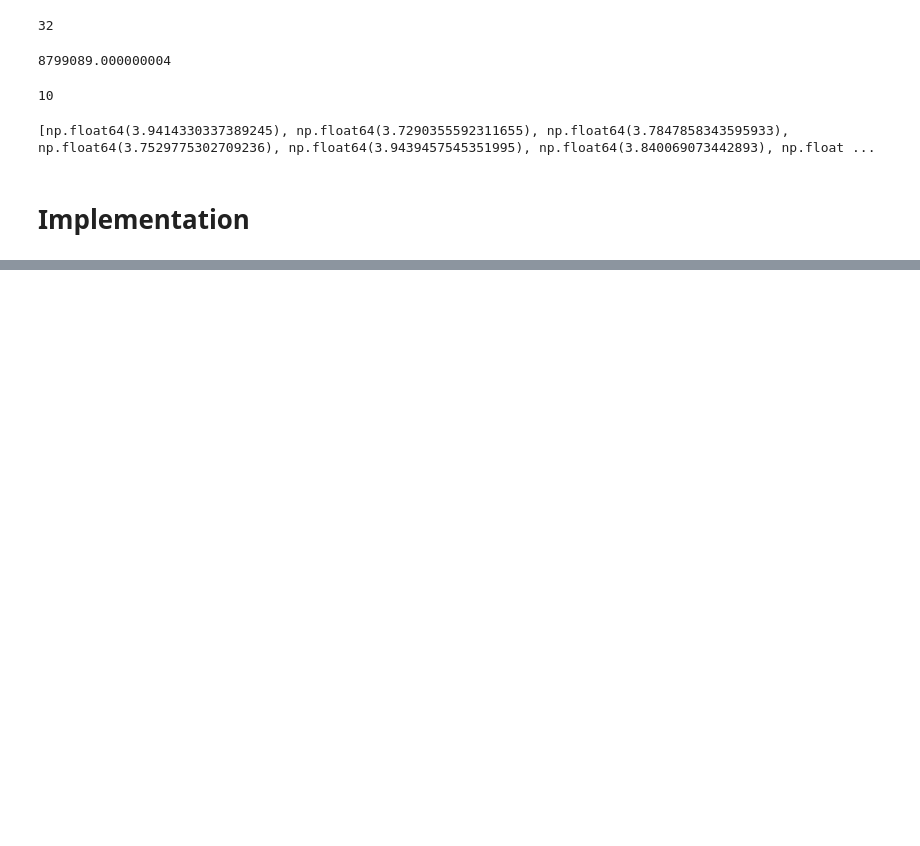
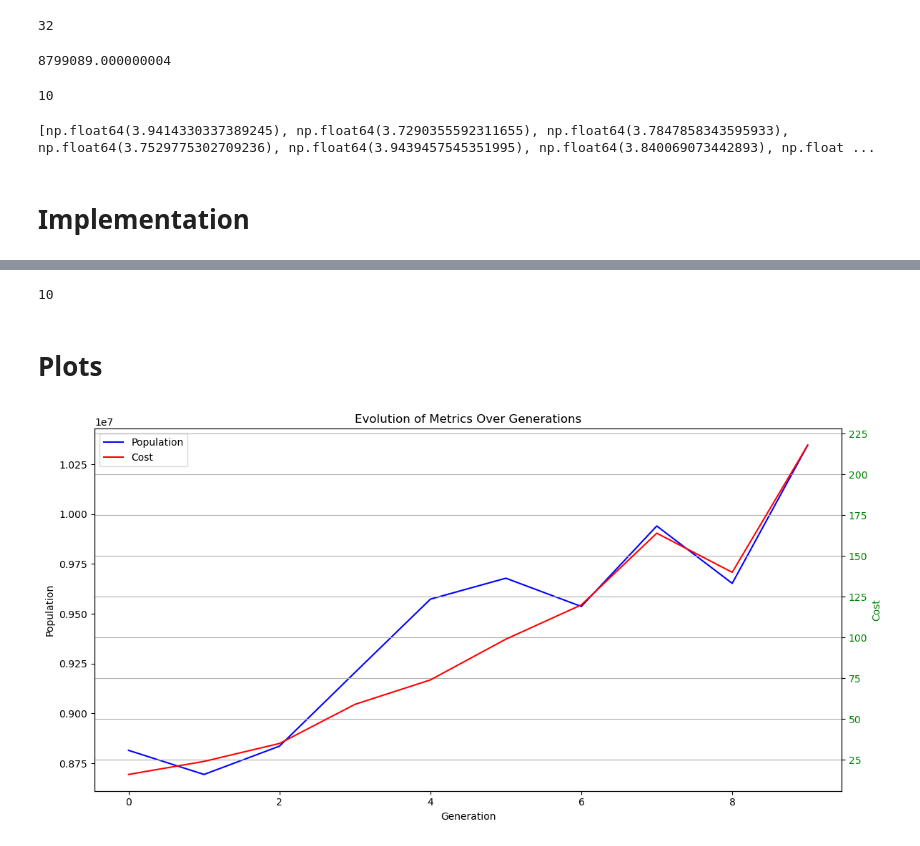
Before and after one commit to madyass/new-railway-station-optimization, a Jupyter notebook: main.ipynb, the cells around one changed output, grey strips where cells are left out. Cells and saved outputs as stored; diff of their text form; code cells hidden in the pictures; blank space fills up the shorter version.

```diff
--- a/main.ipynb
+++ b/main.ipynb
@@ -452,10 +481,10 @@ planner = GeneticMetroPlanner(
     existing_lines_dict=existing_stations_dict,
     mutation_rate=0.2,
     mutation_line_rate=0.4,
-    generation_number=5,
+    generation_number=10,
     child_number=10,
     max_per_station=1,
-    w2= 1
+    verbose=True
 )
 # %%
 planner.run()
@@ -489,3 +518,38 @@ The number of initial metro stations : 278 | The number of result metro stations
 m_best = visualize_chromosome(planner.best_chromosome , all_stations)
 # %%
 m_best.save('maps/best_metro_lines.html')
+# %%
+print(len(planner.history))
+# %% [output]
+10
+# %% [markdown]
+# Plots
+# %%
+history_df = pd.DataFrame(planner.history)
+history_df['generation'] = range(len(history_df))
+# %%
+fig, ax1 = plt.subplots(figsize=(12,6))
+
+# İlk y-ekseni (population ve cost gibi büyük değerler)
+ax1.plot(history_df['generation'], history_df['population'], 'b-', label='Population')
+ax1.set_xlabel('Generation')
+ax1.set_ylabel('Population', color='black')
+ax1.tick_params(axis='y')
+
+# İkinci y-ekseni (fitness gibi küçük değerler)
+ax2 = ax1.twinx()
+ax2.plot(history_df['generation'], history_df['cost'], 'r-', label='Cost')
+ax2.set_ylabel('Cost', color='green')
+ax2.tick_params(axis='y', labelcolor='green')
+
+# Legend için her iki eksenin etiketlerini birleştirelim
+lines1, labels1 = ax1.get_legend_handles_labels()
+lines2, labels2 = ax2.get_legend_handles_labels()
+ax1.legend(lines1 + lines2, labels1 + labels2, loc='upper left')
+
+plt.title("Evolution of Metrics Over Generations")
+plt.grid(True)
+plt.tight_layout()
+plt.show()
+# %% [output]
+[figure, added]
```
Also changed, not shown: parts of 14 cells of this notebook, 11 other files.
